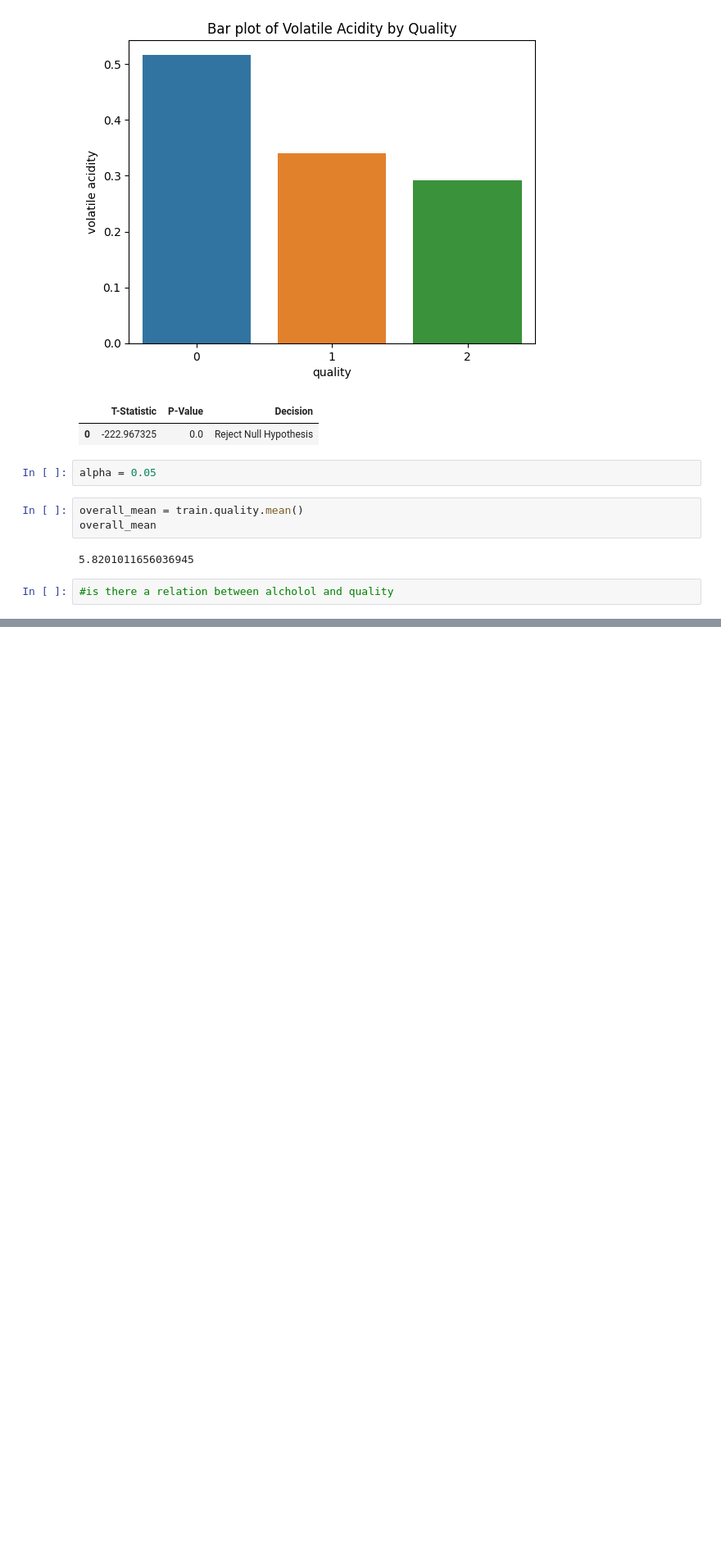
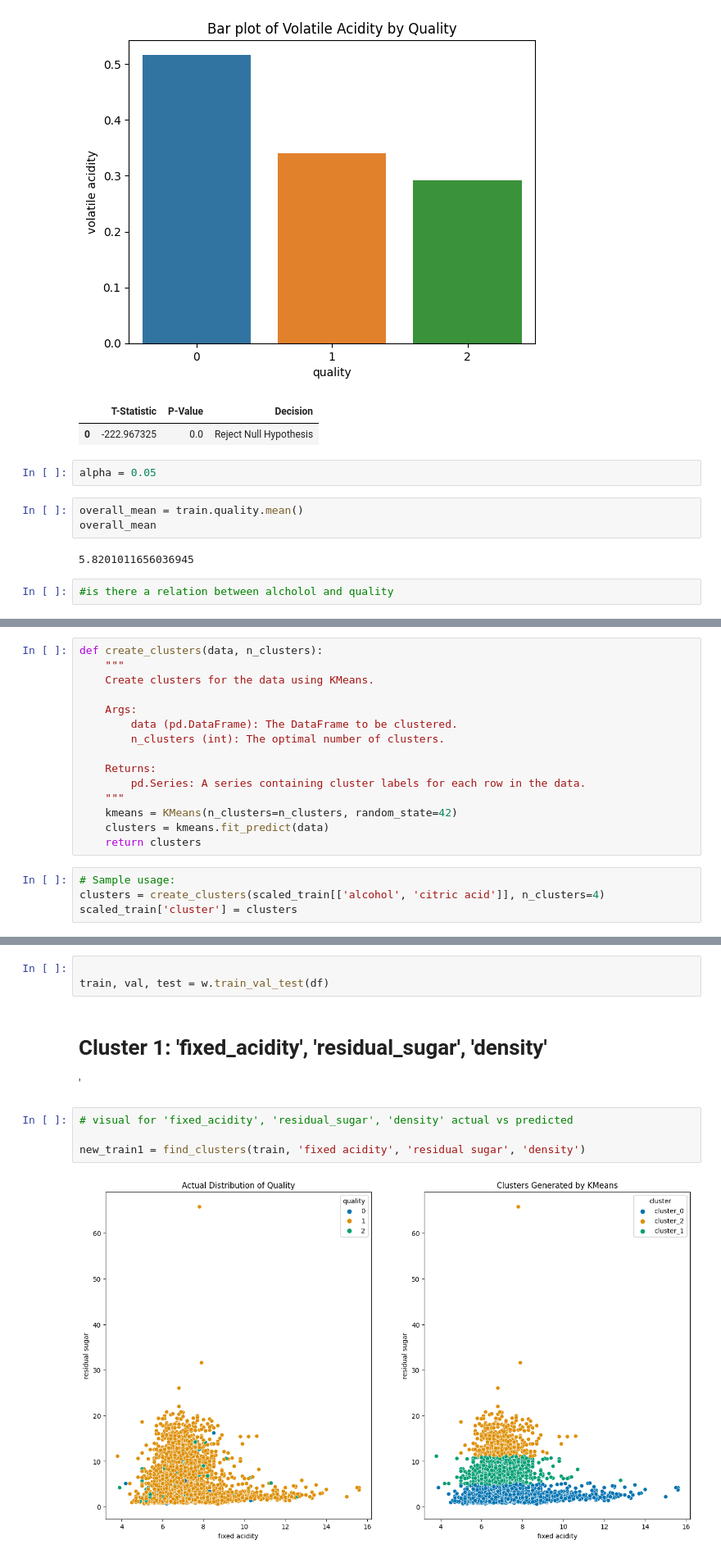
Before and after one commit to Marc-Aradillas/Wine_Project, a Jupyter notebook: explore-nisha.ipynb, the cells around one changed output, grey strips where cells are left out. Shown at 82% size. Drawn from its saved outputs; the diff is of its cells as text; blank space fills up the shorter version.

```diff
--- a/explore-nisha.ipynb
+++ b/explore-nisha.ipynb
@@ -382,0 +388,19 @@ overall_mean
+# %%
+def create_clusters(data, n_clusters):
+    """
+    Create clusters for the data using KMeans.
+
+    Args:
+        data (pd.DataFrame): The DataFrame to be clustered.
+        n_clusters (int): The optimal number of clusters.
+
+    Returns:
+        pd.Series: A series containing cluster labels for each row in the data.
+    """
+    kmeans = KMeans(n_clusters=n_clusters, random_state=42)
+    clusters = kmeans.fit_predict(data)
+    return clusters
+# %%
+# Sample usage:
+clusters = create_clusters(scaled_train[['alcohol', 'citric acid']], n_clusters=4)
+scaled_train['cluster'] = clusters
@@ -382,0 +446,12 @@ overall_mean
+# %%
+
+train, val, test = w.train_val_test(df)
+# %% [markdown]
+# Cluster 1: 'fixed_acidity', 'residual_sugar', 'density'
+'
+# %%
+# visual for 'fixed_acidity', 'residual_sugar', 'density' actual vs predicted
+
+new_train1 = find_clusters(train, 'fixed acidity', 'residual sugar', 'density')
+# %% [output]
+[figure, added]
```
Also changed, not shown: parts of 28 cells of this notebook.
